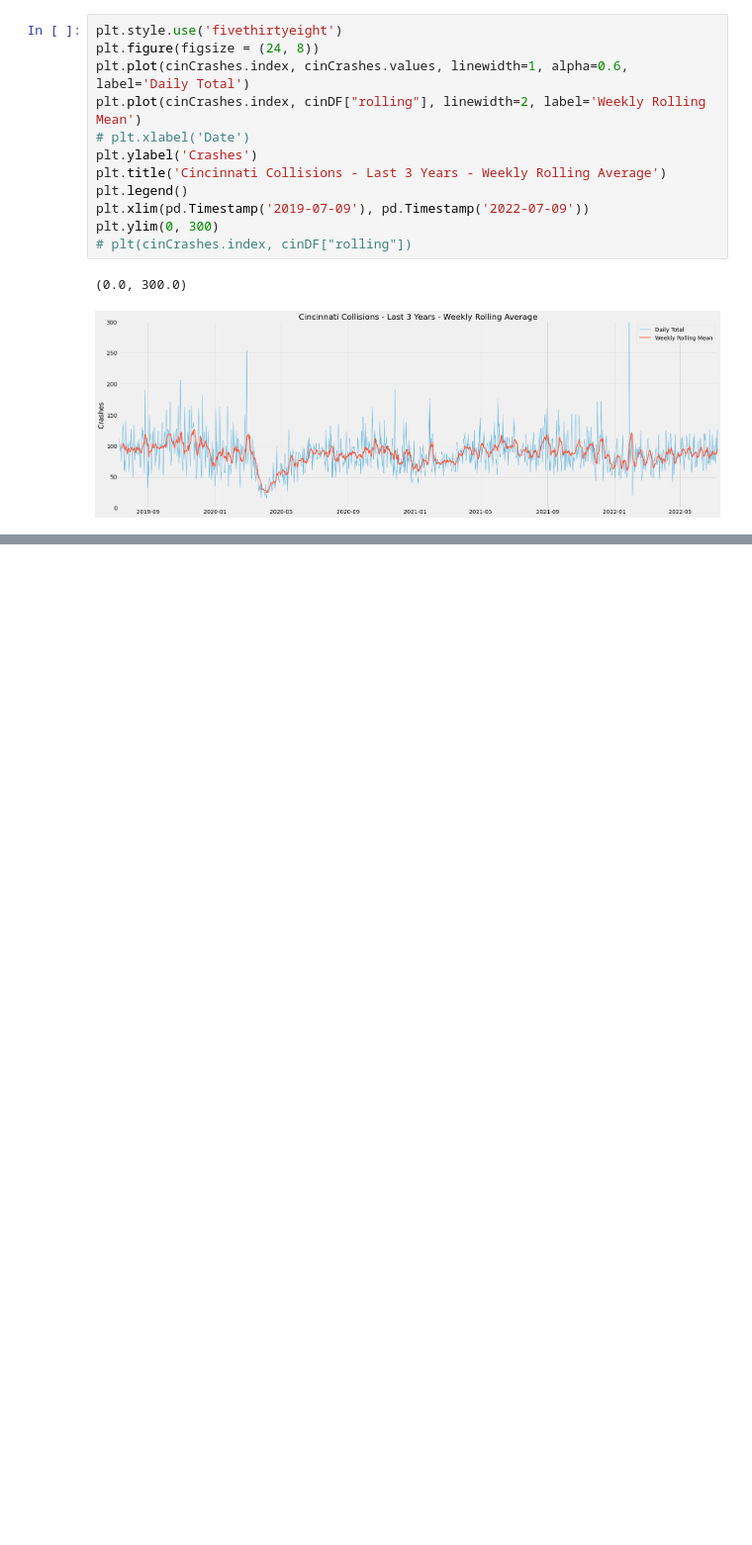
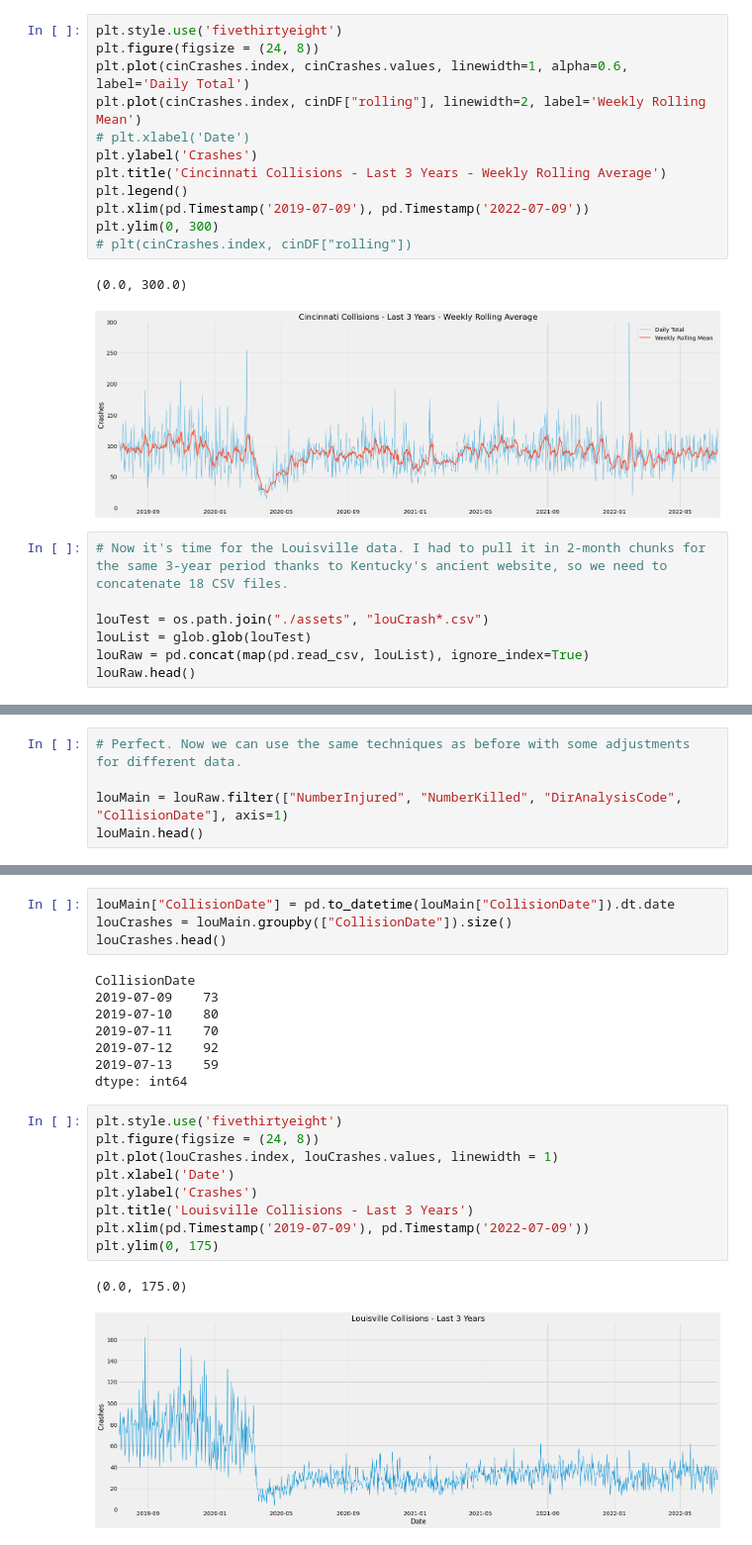
Before and after one commit to orderlogicmachine/covid-crash-compare, a Jupyter notebook: main.ipynb, the cells around one changed output, grey strips where cells are left out. Shown at 99% size. Cells and saved outputs as stored; diff of their text form; blank space fills up the shorter version.

Commit message:
Added Louisville data and plots.

```diff
--- a/main.ipynb
+++ b/main.ipynb
@@ -140,3 +142,10 @@ plt.ylim(0, 300)
 # %% [output]
 (0.0, 300.0)
 [figure]
+# %%
+# Now it's time for the Louisville data. I had to pull it in 2-month chunks for the same 3-year period thanks to Kentucky's ancient website, so we need to concatenate 18 CSV files.
+
+louTest = os.path.join("./assets", "louCrash*.csv")
+louList = glob.glob(louTest)
+louRaw = pd.concat(map(pd.read_csv, louList), ignore_index=True)
+louRaw.head()
@@ -142,0 +160,5 @@ plt.ylim(0, 300)
+# %%
+# Perfect. Now we can use the same techniques as before with some adjustments for different data.
+
+louMain = louRaw.filter(["NumberInjured", "NumberKilled", "DirAnalysisCode", "CollisionDate"], axis=1)
+louMain.head()
@@ -142,0 +172,24 @@ plt.ylim(0, 300)
+# %%
+louMain["CollisionDate"] = pd.to_datetime(louMain["CollisionDate"]).dt.date
+louCrashes = louMain.groupby(["CollisionDate"]).size()
+louCrashes.head()
+# %% [output]
+CollisionDate
+2019-07-09    73
+2019-07-10    80
+2019-07-11    70
+2019-07-12    92
+2019-07-13    59
+dtype: int64
+# %%
+plt.style.use('fivethirtyeight')
+plt.figure(figsize = (24, 8))
+plt.plot(louCrashes.index, louCrashes.values, linewidth = 1)
+plt.xlabel('Date')
+plt.ylabel('Crashes')
+plt.title('Louisville Collisions - Last 3 Years')
+plt.xlim(pd.Timestamp('2019-07-09'), pd.Timestamp('2022-07-09'))
+plt.ylim(0, 175)
+# %% [output]
+(0.0, 175.0)
+[figure, added]
```
Also changed, not shown: parts of 5 cells of this notebook.
